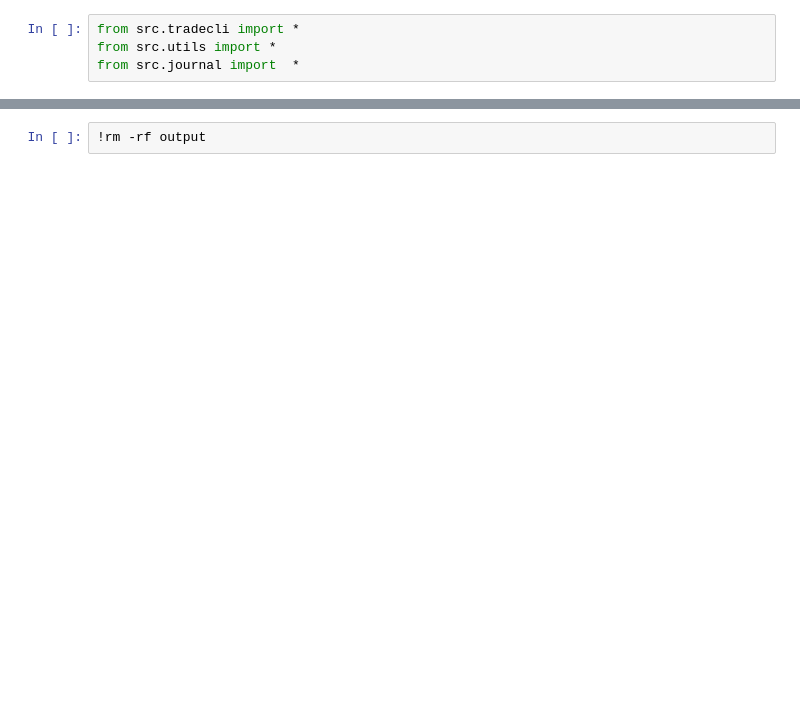
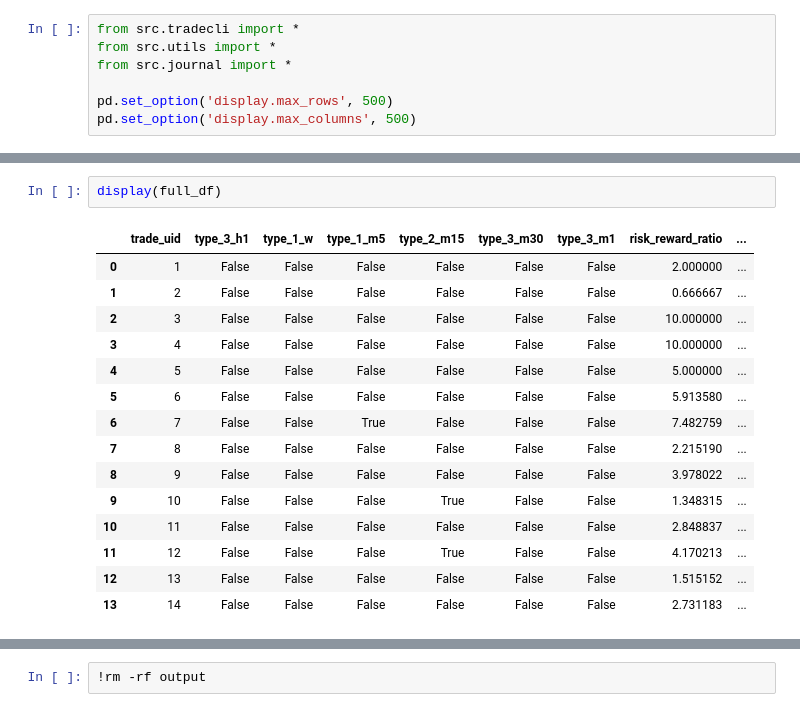
Before and after one commit to put101/trade_journal, a Jupyter notebook: analysis.ipynb, the cells around one changed output, grey strips where cells are left out. Cells and saved outputs as stored; diff of their text form; blank space fills up the shorter version.

Commit message:
working FULL SEARCH SPACE subsets

```diff
--- a/analysis.ipynb
+++ b/analysis.ipynb
@@ -9,5 +6,8 @@ The autoreload extension is already loaded. To reload it, use:
 # %%
 from src.tradecli import *
 from src.utils import *
-from src.journal import  *
+from src.journal import *
+
+pd.set_option('display.max_rows', 500)
+pd.set_option('display.max_columns', 500)
 # %% [output]
@@ -39,3 +32,21 @@ full_df
+# %%
+display(full_df)
+# %% [output]
+|  | trade_uid | type_3_h1 | type_1_w | type_1_m5 | type_2_m15 | type_3_m30 | type_3_m1 | risk_reward_ratio | ... |
+| 0 | 1 | False | False | False | False | False | False | 2.000000 | ... |
+| 1 | 2 | False | False | False | False | False | False | 0.666667 | ... |
+| 2 | 3 | False | False | False | False | False | False | 10.000000 | ... |
+| 3 | 4 | False | False | False | False | False | False | 10.000000 | ... |
+| 4 | 5 | False | False | False | False | False | False | 5.000000 | ... |
+| 5 | 6 | False | False | False | False | False | False | 5.913580 | ... |
+| 6 | 7 | False | False | True | False | False | False | 7.482759 | ... |
+| 7 | 8 | False | False | False | False | False | False | 2.215190 | ... |
+| 8 | 9 | False | False | False | False | False | False | 3.978022 | ... |
+| 9 | 10 | False | False | False | True | False | False | 1.348315 | ... |
+| 10 | 11 | False | False | False | False | False | False | 2.848837 | ... |
+| 11 | 12 | False | False | False | True | False | False | 4.170213 | ... |
+| 12 | 13 | False | False | False | False | False | False | 1.515152 | ... |
+| 13 | 14 | False | False | False | False | False | False | 2.731183 | ... |
 # %%
 full_df.dtypes
 # %% [output]
```
Also changed, not shown: parts of 5 cells of this notebook, 18 other files.
